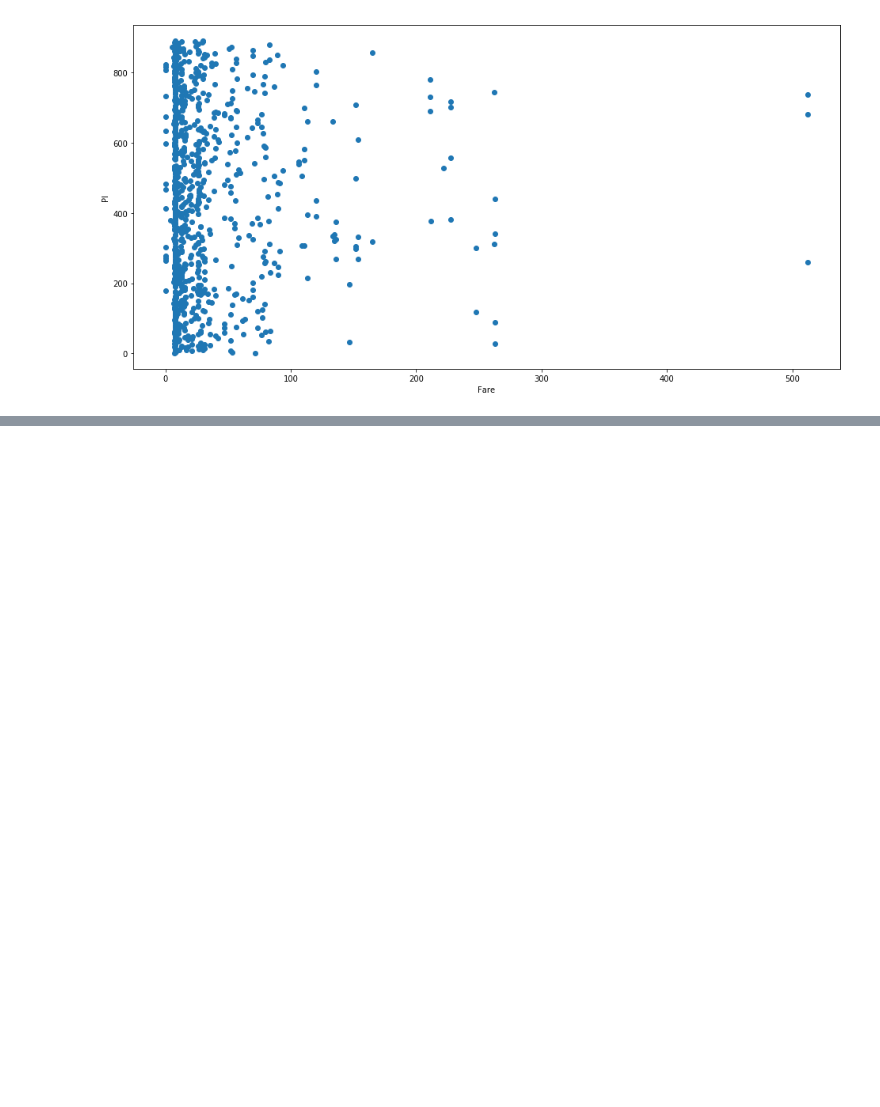
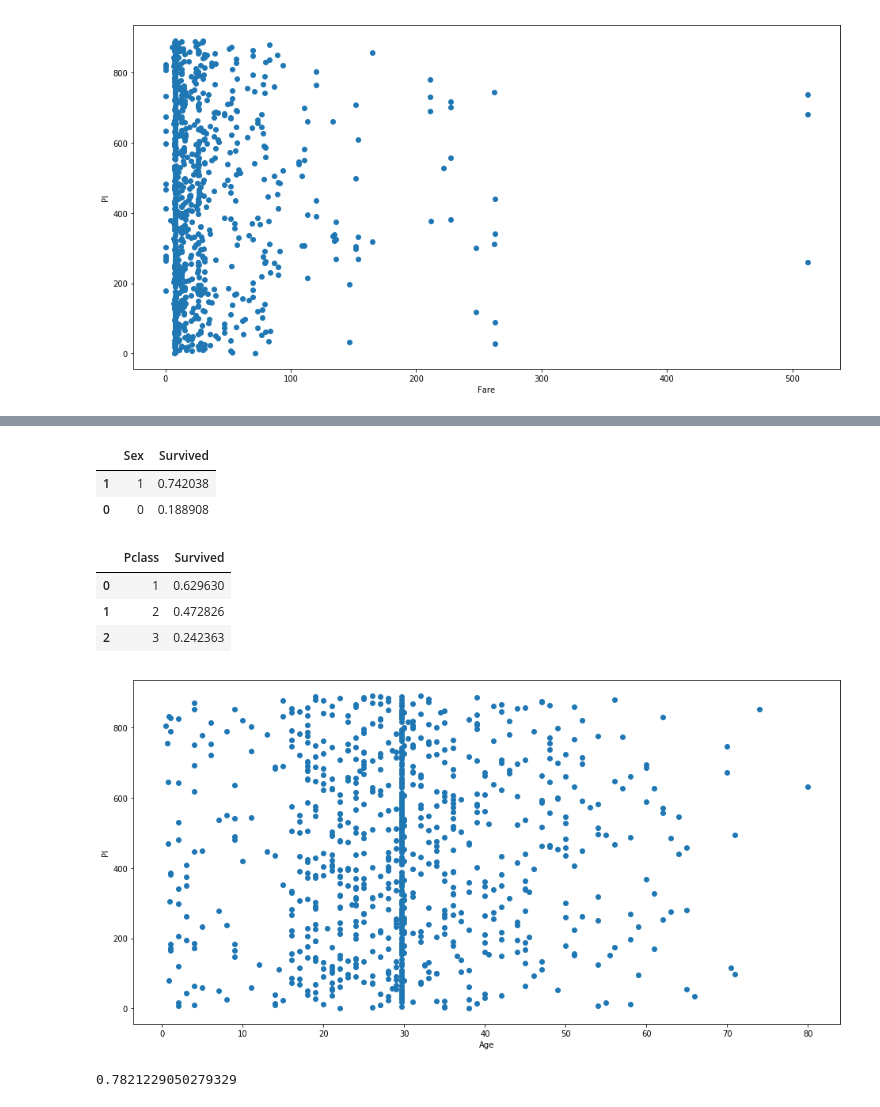
Before and after one commit to SYED-RAFI-NAQVI/Titanic-Data-Set, a Jupyter notebook: Titanic.ipynb, the cells around one changed output, grey strips where cells are left out. Saved outputs shown, nothing was run; the diff lists cells and outputs as text; code cells hidden in the pictures; blank space fills up the shorter version.

```diff
--- a/Titanic.ipynb
+++ b/Titanic.ipynb
@@ -194,0 +221,21 @@ plt.show()
+# %%
+data[['Sex', 'Survived']].groupby(['Sex'], as_index=False).mean().sort_values(by='Survived', ascending=False)
+# %% [output]
+|  | Sex | Survived |
+| 1 | 1 | 0.742038 |
+| 0 | 0 | 0.188908 |
+# %%
+data[['Pclass', 'Survived']].groupby(['Pclass'], as_index=False).mean().sort_values(by='Survived', ascending=False)
+# %% [output]
+|  | Pclass | Survived |
+| 0 | 1 | 0.629630 |
+| 1 | 2 | 0.472826 |
+| 2 | 3 | 0.242363 |
+# %%
+fig, ax = plt.subplots(figsize=(16,8))
+ax.scatter(data['Age'], data['PassengerId'])
+ax.set_xlabel('Age')
+ax.set_ylabel('PI')
+plt.show()
+# %% [output]
+[figure, added]
@@ -194,0 +257,4 @@ plt.show()
+# %%
+accuracy_score(y_test, t)
+# %% [output]
+0.7821229050279329
```
Also changed, not shown: parts of 13 cells of this notebook, 1 other file.
